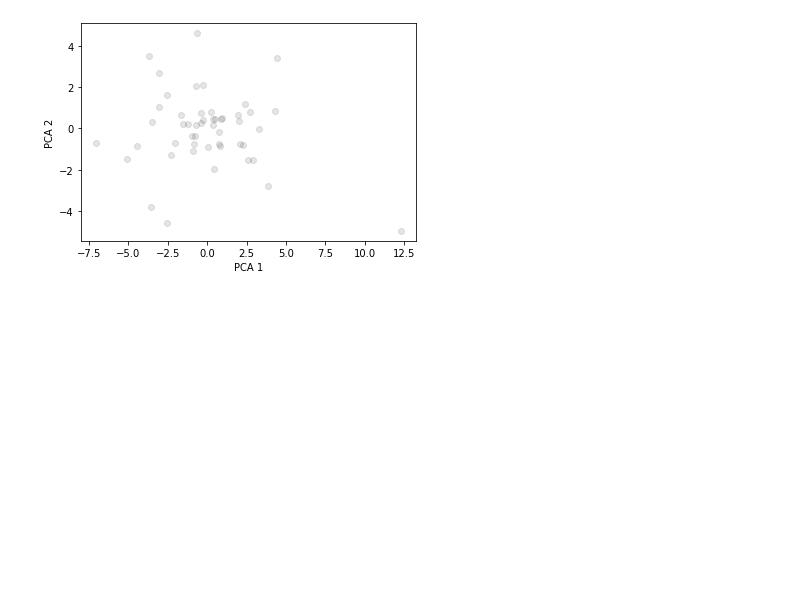
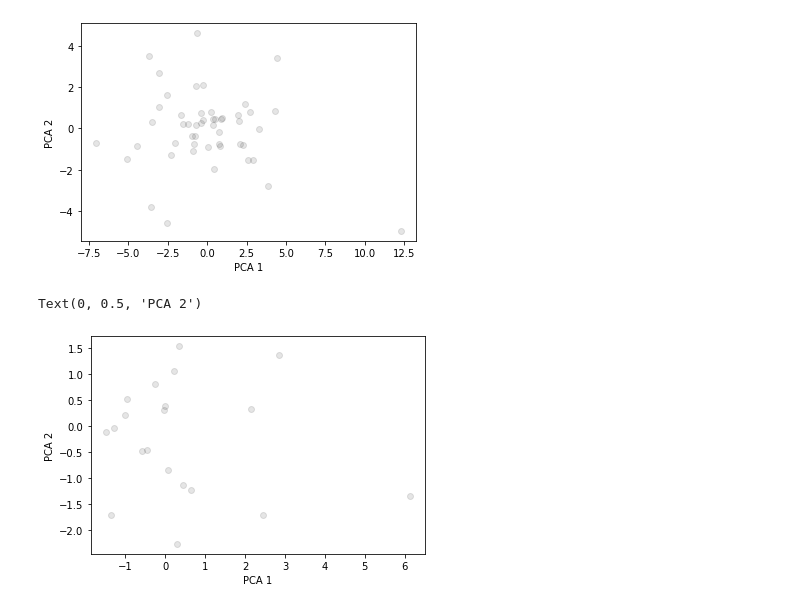
Before and after one commit to mardoniofranca/livro_areia, a Jupyter notebook: prepare/l6.ipynb, the cells around one changed output. Drawn from its saved outputs; the diff is of its cells as text; code cells hidden in the pictures; blank space fills up the shorter version.

```diff
--- a/prepare/l6.ipynb
+++ b/prepare/l6.ipynb
@@ -123,3 +123,10 @@ X_std = scaler.fit_transform(X_test)
 # %%
 pca = PCA(n_components=20)
 principalComponents = pca.fit_transform(X_std)
+# %%
+plt.scatter(principalComponents[0], principalComponents[1], alpha=.1, color='black')
+plt.xlabel('PCA 1')
+plt.ylabel('PCA 2')
+# %% [output]
+Text(0, 0.5, 'PCA 2')
+[figure, added]
```
Also changed, not shown: 2 other files.
